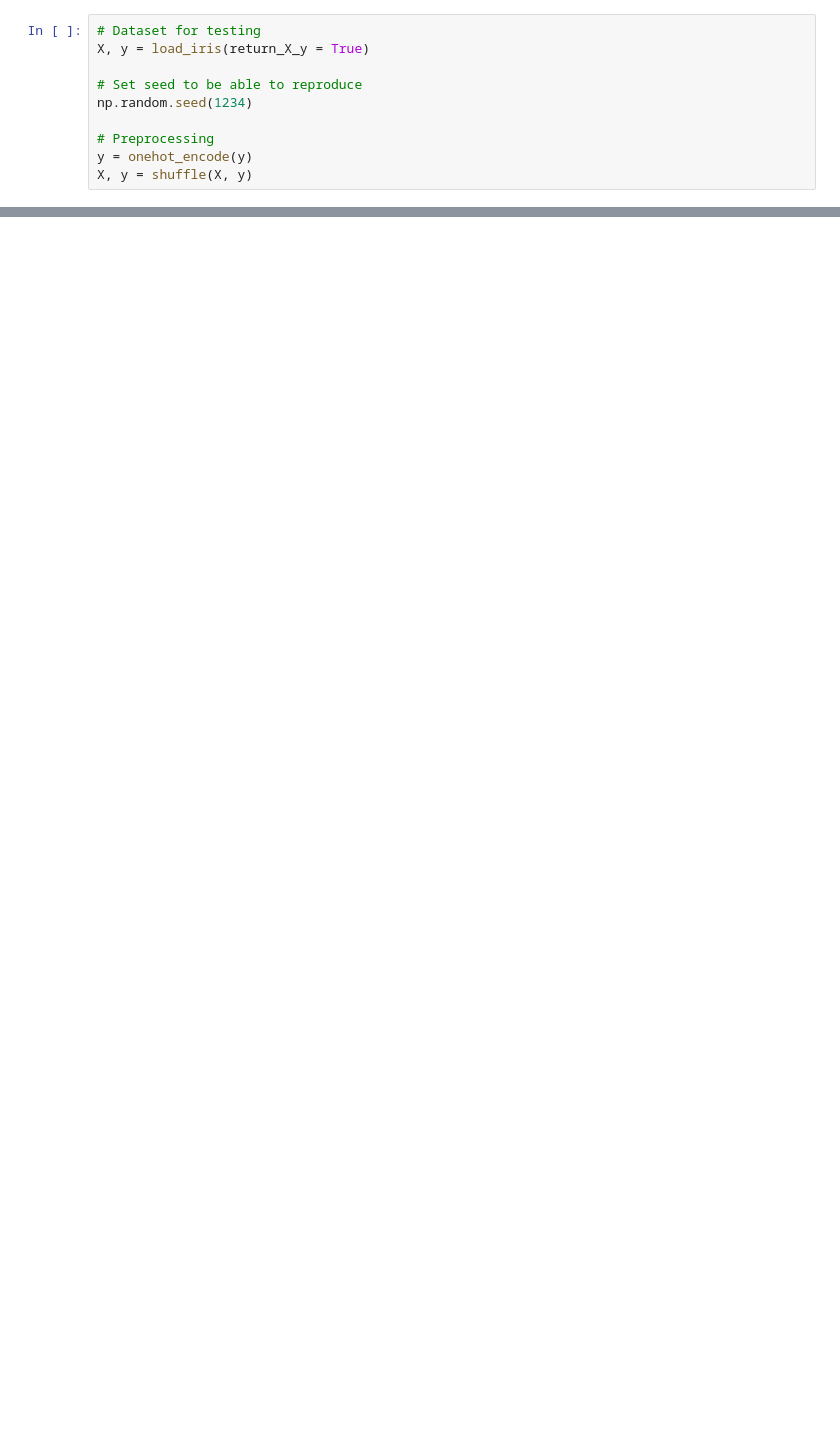
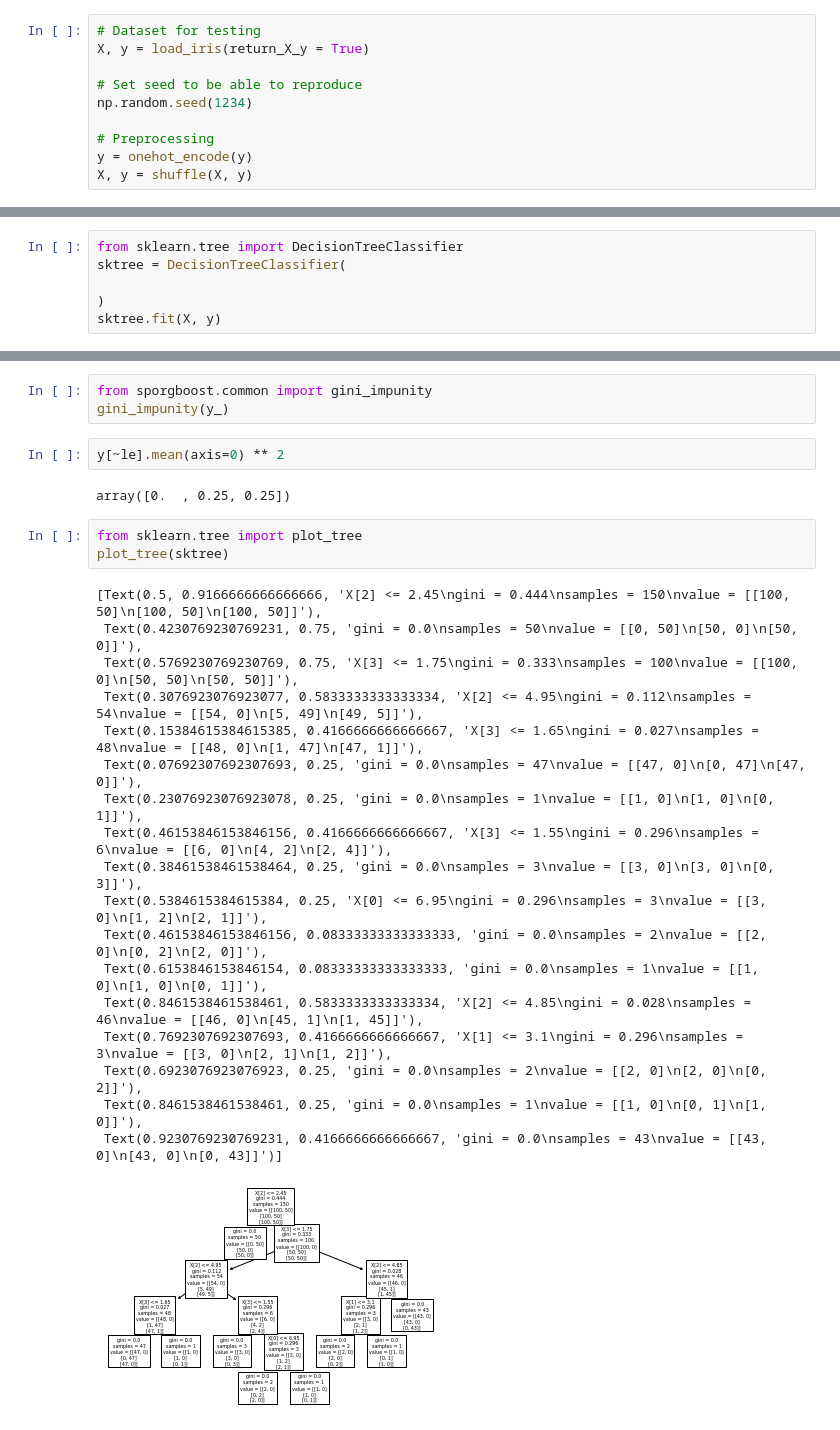
Before and after one commit to th3ed/SPORBoost, a Jupyter notebook: RF.ipynb, the cells around one changed output, grey strips where cells are left out. Saved outputs shown, nothing was run; the diff lists cells and outputs as text; blank space fills up the shorter version.

Commit message:
working on fixing gini calc

```diff
--- a/RF.ipynb
+++ b/RF.ipynb
@@ -59,0 +24,6 @@ for i in range(0, 4):
+# %%
+from sklearn.tree import DecisionTreeClassifier
+sktree = DecisionTreeClassifier(
+
+)
+sktree.fit(X, y)
@@ -59,0 +180,29 @@ for i in range(0, 4):
+# %%
+from sporgboost.common import gini_impunity
+gini_impunity(y_)
+# %%
+y[~le].mean(axis=0) ** 2
+# %% [output]
+array([0.  , 0.25, 0.25])
+# %%
+from sklearn.tree import plot_tree
+plot_tree(sktree)
+# %% [output]
+[Text(0.5, 0.9166666666666666, 'X[2] <= 2.45\ngini = 0.444\nsamples = 150\nvalue = [[100, 50]\n[100, 50]\n[100, 50]]'),
+ Text(0.4230769230769231, 0.75, 'gini = 0.0\nsamples = 50\nvalue = [[0, 50]\n[50, 0]\n[50, 0]]'),
+ Text(0.5769230769230769, 0.75, 'X[3] <= 1.75\ngini = 0.333\nsamples = 100\nvalue = [[100, 0]\n[50, 50]\n[50, 50]]'),
+ Text(0.3076923076923077, 0.5833333333333334, 'X[2] <= 4.95\ngini = 0.112\nsamples = 54\nvalue = [[54, 0]\n[5, 49]\n[49, 5]]'),
+ Text(0.15384615384615385, 0.4166666666666667, 'X[3] <= 1.65\ngini = 0.027\nsamples = 48\nvalue = [[48, 0]\n[1, 47]\n[47, 1]]'),
+ Text(0.07692307692307693, 0.25, 'gini = 0.0\nsamples = 47\nvalue = [[47, 0]\n[0, 47]\n[47, 0]]'),
+ Text(0.23076923076923078, 0.25, 'gini = 0.0\nsamples = 1\nvalue = [[1, 0]\n[1, 0]\n[0, 1]]'),
+ Text(0.46153846153846156, 0.4166666666666667, 'X[3] <= 1.55\ngini = 0.296\nsamples = 6\nvalue = [[6, 0]\n[4, 2]\n[2, 4]]'),
+ Text(0.38461538461538464, 0.25, 'gini = 0.0\nsamples = 3\nvalue = [[3, 0]\n[3, 0]\n[0, 3]]'),
+ Text(0.5384615384615384, 0.25, 'X[0] <= 6.95\ngini = 0.296\nsamples = 3\nvalue = [[3, 0]\n[1, 2]\n[2, 1]]'),
+ Text(0.46153846153846156, 0.08333333333333333, 'gini = 0.0\nsamples = 2\nvalue = [[2, 0]\n[0, 2]\n[2, 0]]'),
+ Text(0.6153846153846154, 0.08333333333333333, 'gini = 0.0\nsamples = 1\nvalue = [[1, 0]\n[1, 0]\n[0, 1]]'),
+ Text(0.8461538461538461, 0.5833333333333334, 'X[2] <= 4.85\ngini = 0.028\nsamples = 46\nvalue = [[46, 0]\n[45, 1]\n[1, 45]]'),
+ Text(0.7692307692307693, 0.4166666666666667, 'X[1] <= 3.1\ngini = 0.296\nsamples = 3\nvalue = [[3, 0]\n[2, 1]\n[1, 2]]'),
+ Text(0.6923076923076923, 0.25, 'gini = 0.0\nsamples = 2\nvalue = [[2, 0]\n[2, 0]\n[0, 2]]'),
+ Text(0.8461538461538461, 0.25, 'gini = 0.0\nsamples = 1\nvalue = [[1, 0]\n[0, 1]\n[1, 0]]'),
+ Text(0.9230769230769231, 0.4166666666666667, 'gini = 0.0\nsamples = 43\nvalue = [[43, 0]\n[43, 0]\n[0, 43]]')]
+[figure, added]
```
Also changed, not shown: parts of 35 cells of this notebook, 10 other files.
